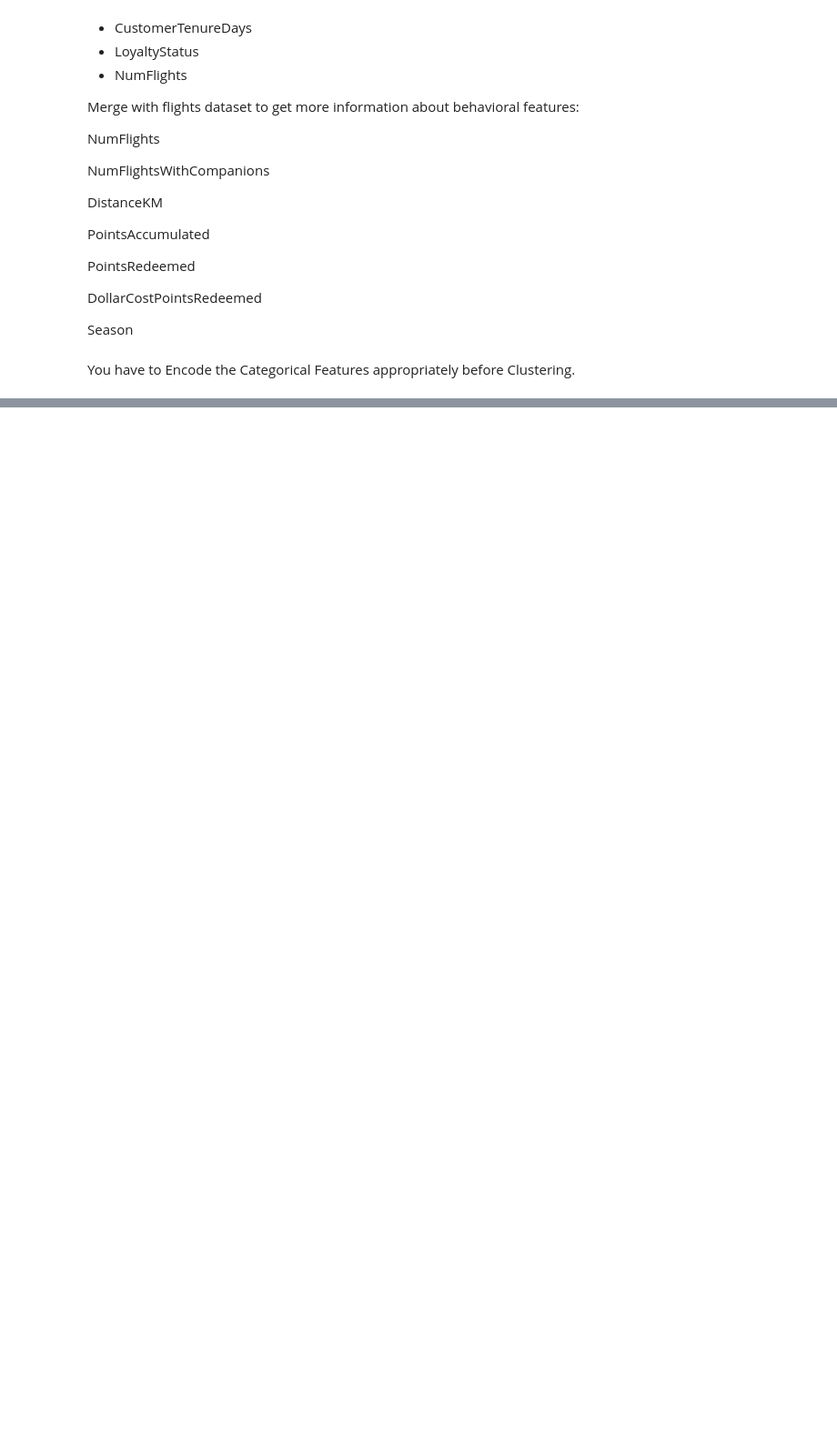
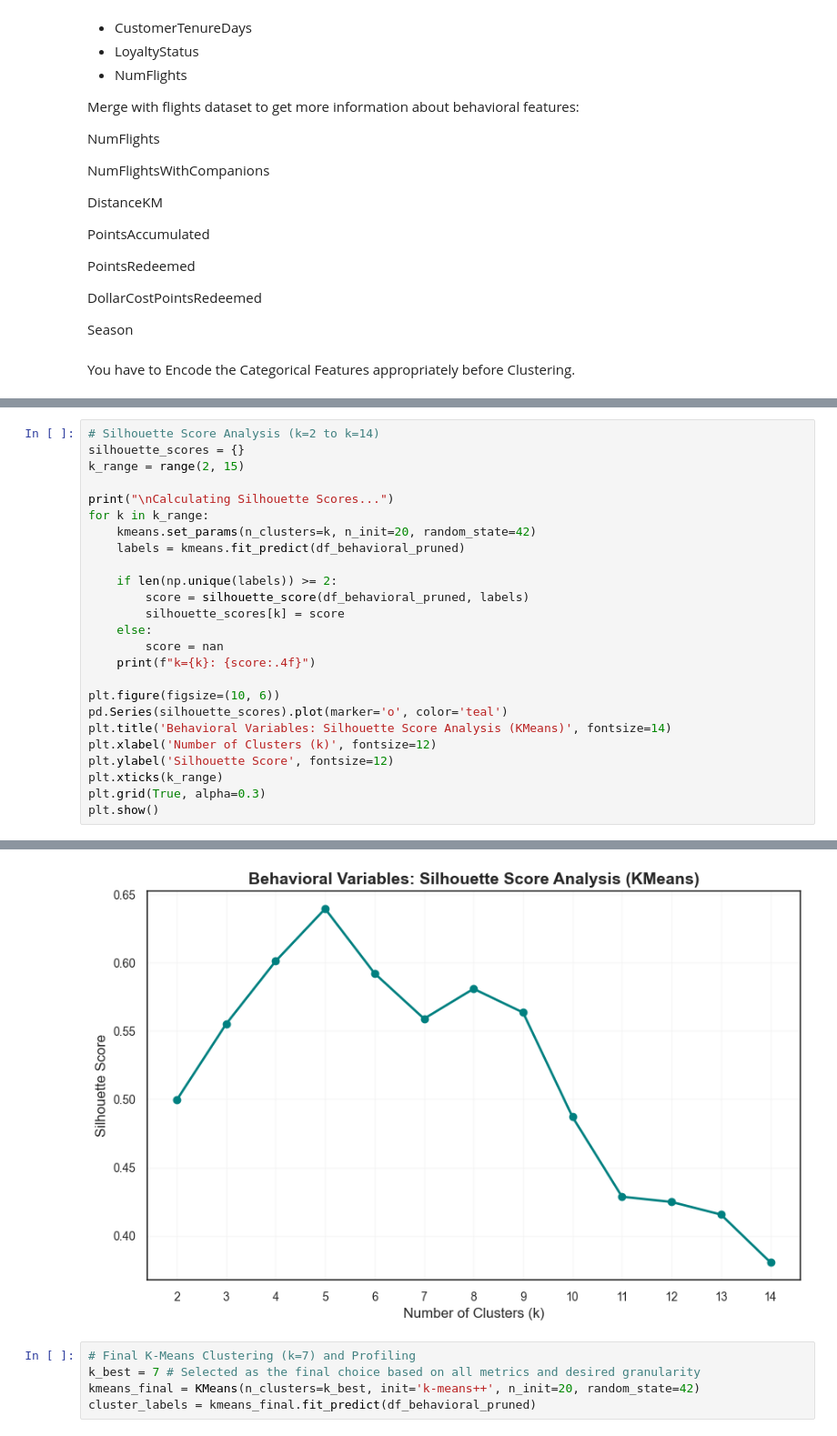
Before and after one commit to Mehmet1700/DataMining2025, a Jupyter notebook: notebooks_deliverable2/02_Clustering_Behavioral.ipynb, the cells around one changed output, grey strips where cells are left out. Shown at 91% size. Drawn from its saved outputs; the diff is of its cells as text; blank space fills up the shorter version.

```diff
--- a/notebooks_deliverable2/02_Clustering_Behavioral.ipynb
+++ b/notebooks_deliverable2/02_Clustering_Behavioral.ipynb
@@ -194,0 +472,26 @@ You have to Encode the Categorical Features appropriately before Clustering.
+# %%
+# Silhouette Score Analysis (k=2 to k=14)
+silhouette_scores = {}
+k_range = range(2, 15)
+
+print("\nCalculating Silhouette Scores...")
+for k in k_range:
+    kmeans.set_params(n_clusters=k, n_init=20, random_state=42)
+    labels = kmeans.fit_predict(df_behavioral_pruned)
+
+    if len(np.unique(labels)) >= 2:
+        score = silhouette_score(df_behavioral_pruned, labels)
+        silhouette_scores[k] = score
+    else:
+        score = nan
+    print(f"k={k}: {score:.4f}")
+
+plt.figure(figsize=(10, 6))
+pd.Series(silhouette_scores).plot(marker='o', color='teal')
+plt.title('Behavioral Variables: Silhouette Score Analysis (KMeans)', fontsize=14)
+plt.xlabel('Number of Clusters (k)', fontsize=12)
+plt.ylabel('Silhouette Score', fontsize=12)
+plt.xticks(k_range)
+plt.grid(True, alpha=0.3)
+plt.show()
+# %% [output]
@@ -194,0 +512,6 @@ You have to Encode the Categorical Features appropriately before Clustering.
+[figure, added]
+# %%
+# Final K-Means Clustering (k=7) and Profiling
+k_best = 7 # Selected as the final choice based on all metrics and desired granularity
+kmeans_final = KMeans(n_clusters=k_best, init='k-means++', n_init=20, random_state=42)
+cluster_labels = kmeans_final.fit_predict(df_behavioral_pruned)
```
Also changed, not shown: parts of 39 cells of this notebook, 3 other files.
